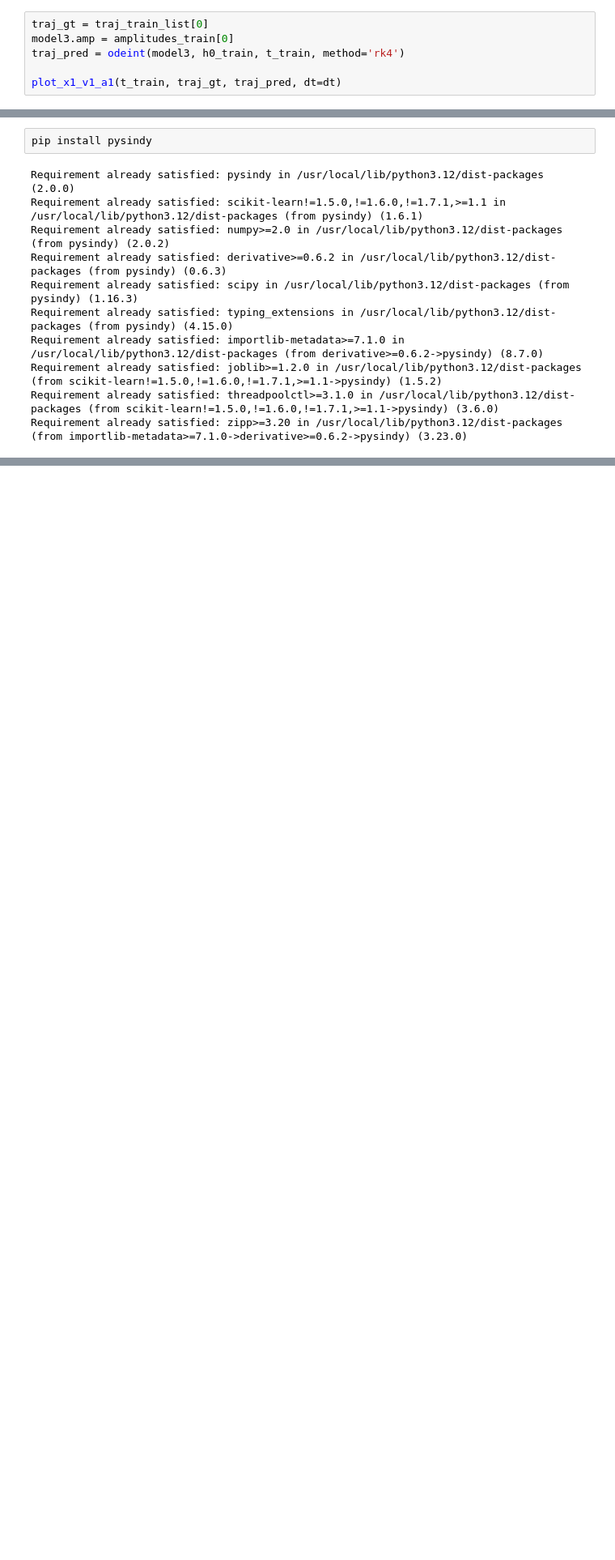
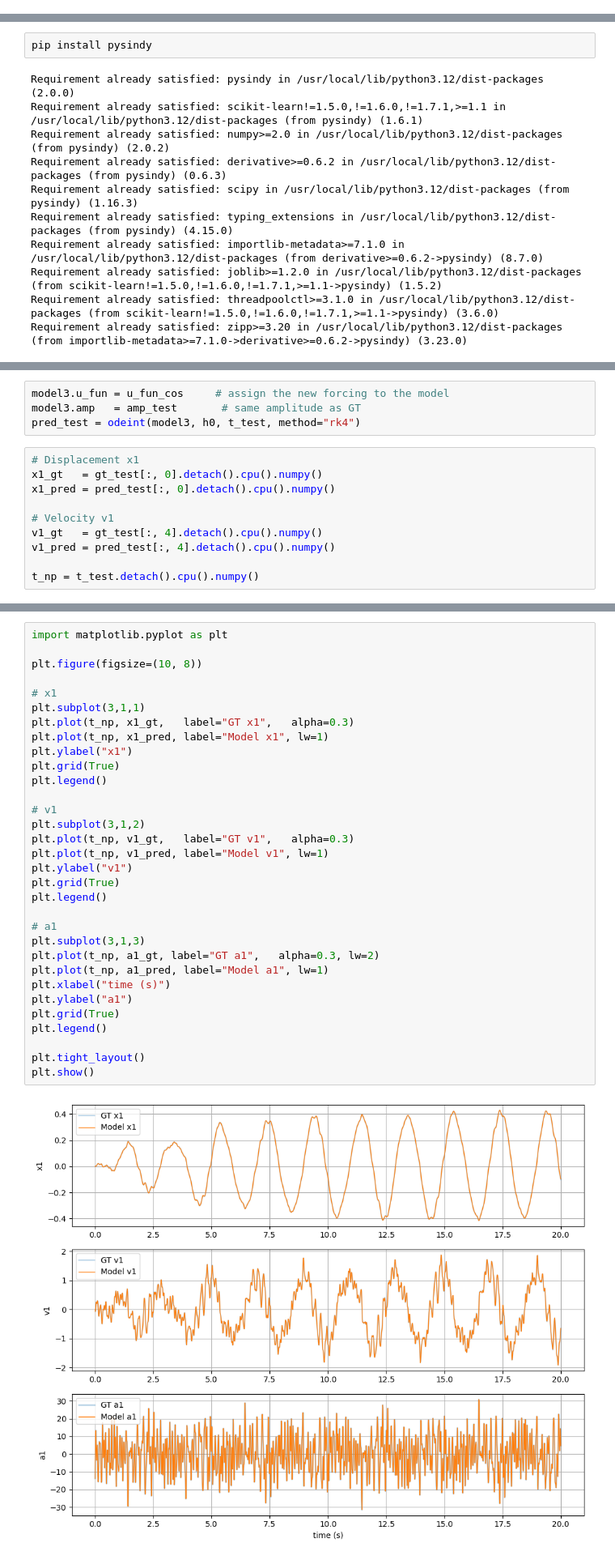
Before and after one commit to AndreasGeorgiou03/PINODEs, a Jupyter notebook: PINODE_Exp2.ipynb, the cells around one changed output, grey strips where cells are left out. Shown at 81% size. Drawn from its saved outputs; the diff is of its cells as text; blank space fills up the shorter version.

```diff
--- a/PINODE_Exp2.ipynb
+++ b/PINODE_Exp2.ipynb
@@ -410,6 +484,0 @@ plot_x1_v1_a1(t_train, traj_gt, traj_pred, dt=dt)
-# %%
-traj_gt = traj_train_list[0]
-model3.amp = amplitudes_train[0]
-traj_pred = odeint(model3, h0_train, t_train, method='rk4')
-
-plot_x1_v1_a1(t_train, traj_gt, traj_pred, dt=dt)
@@ -711,0 +680,14 @@ plot_restoring_force(gt, pred, K, C, k_nl_true)
+# %%
+model3.u_fun = u_fun_cos     # assign the new forcing to the model
+model3.amp   = amp_test       # same amplitude as GT
+pred_test = odeint(model3, h0, t_test, method="rk4")
+# %%
+# Displacement x1
+x1_gt   = gt_test[:, 0].detach().cpu().numpy()
+x1_pred = pred_test[:, 0].detach().cpu().numpy()
+
+# Velocity v1
+v1_gt   = gt_test[:, 4].detach().cpu().numpy()
+v1_pred = pred_test[:, 4].detach().cpu().numpy()
+
+t_np = t_test.detach().cpu().numpy()
@@ -711,0 +715,34 @@ plot_restoring_force(gt, pred, K, C, k_nl_true)
+# %%
+import matplotlib.pyplot as plt
+
+plt.figure(figsize=(10, 8))
+
+# x1
+plt.subplot(3,1,1)
+plt.plot(t_np, x1_gt,   label="GT x1",   alpha=0.3)
+plt.plot(t_np, x1_pred, label="Model x1", lw=1)
+plt.ylabel("x1")
+plt.grid(True)
+plt.legend()
+
+# v1
+plt.subplot(3,1,2)
+plt.plot(t_np, v1_gt,   label="GT v1",   alpha=0.3)
+plt.plot(t_np, v1_pred, label="Model v1", lw=1)
+plt.ylabel("v1")
+plt.grid(True)
+plt.legend()
+
+# a1
+plt.subplot(3,1,3)
+plt.plot(t_np, a1_gt, label="GT a1",   alpha=0.3, lw=2)
+plt.plot(t_np, a1_pred, label="Model a1", lw=1)
+plt.xlabel("time (s)")
+plt.ylabel("a1")
+plt.grid(True)
+plt.legend()
+
+plt.tight_layout()
+plt.show()
+# %% [output]
+[figure, added]
```
Also changed, not shown: parts of 30 cells of this notebook.
